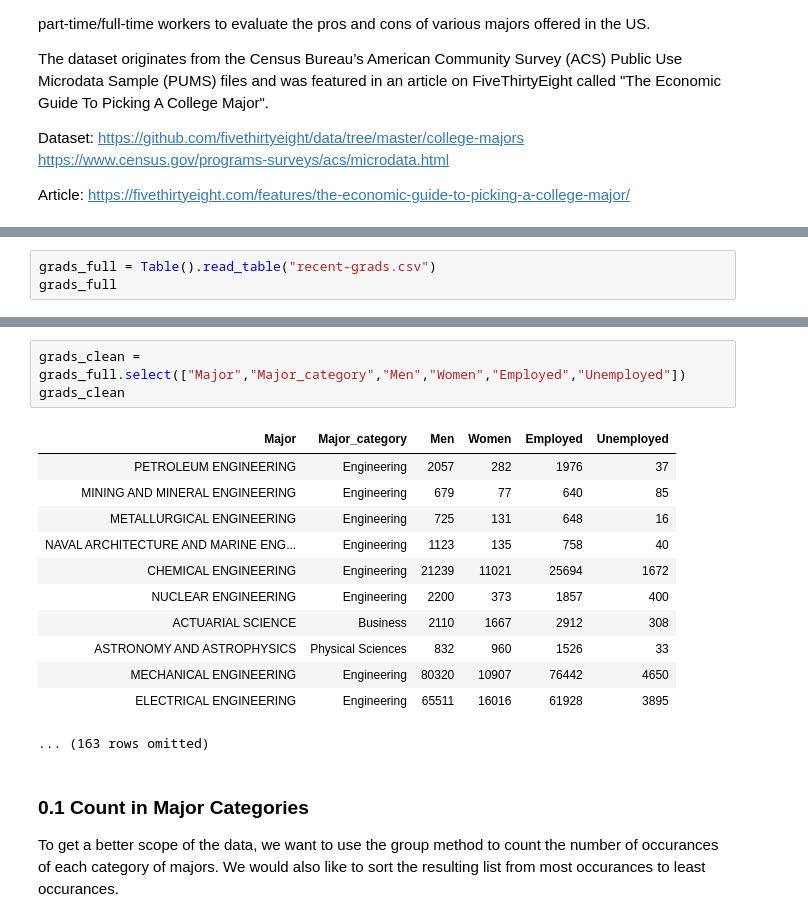
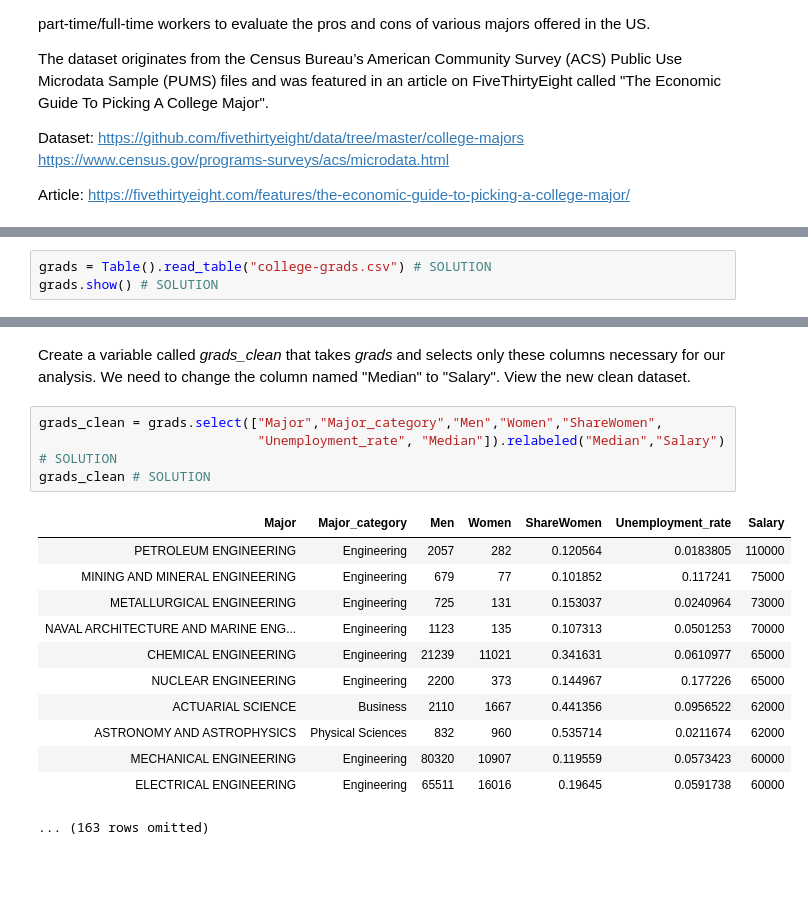
Before and after one commit to ucsb-ds/f20-fellows-projects, a Jupyter notebook: rhollingsworth-college-grads/college-grads.ipynb, the cells around one changed output, grey strips where cells are left out. Drawn from its saved outputs; the diff is of its cells as text; blank space fills up the shorter version.

```diff
--- a/rhollingsworth-college-grads/college-grads.ipynb
+++ b/rhollingsworth-college-grads/college-grads.ipynb
@@ -33,6 +29,6 @@ We can see that the different columns correspond to a various features/variables
 # %%
-grads_full = Table().read_table("recent-grads.csv")
-grads_full
+grads = Table().read_table("college-grads.csv") # SOLUTION
+grads.show() # SOLUTION
 # %% [output]
 | Rank | Major_code | Major | Total | Men | Women | Major_category | ShareWomen | Sample_size | Employed | ... |
 | 1 | 2419 | PETROLEUM ENGINEERING | 2339 | 2057 | 282 | Engineering | 0.120564 | 36 | 1976 | ... |
@@ -53,20 +62,19 @@ We are going to be looking at the majors and major categories in regards to the
+# %% [markdown]
+Create a variable called *grads_clean* that takes *grads* and selects only these columns necessary for our analysis. We need to change the column named "Median" to "Salary". View the new clean dataset.
 # %%
-grads_clean = grads_full.select(["Major","Major_category","Men","Women","Employed","Unemployed"])
-grads_clean
+grads_clean = grads.select(["Major","Major_category","Men","Women","ShareWomen",
+                            "Unemployment_rate", "Median"]).relabeled("Median","Salary") # SOLUTION
+grads_clean # SOLUTION
 # %% [output]
-| Major | Major_category | Men | Women | Employed | Unemployed |
-| PETROLEUM ENGINEERING | Engineering | 2057 | 282 | 1976 | 37 |
-| MINING AND MINERAL ENGINEERING | Engineering | 679 | 77 | 640 | 85 |
-| METALLURGICAL ENGINEERING | Engineering | 725 | 131 | 648 | 16 |
-| NAVAL ARCHITECTURE AND MARINE ENG... | Engineering | 1123 | 135 | 758 | 40 |
-| CHEMICAL ENGINEERING | Engineering | 21239 | 11021 | 25694 | 1672 |
-| NUCLEAR ENGINEERING | Engineering | 2200 | 373 | 1857 | 400 |
-| ACTUARIAL SCIENCE | Business | 2110 | 1667 | 2912 | 308 |
-| ASTRONOMY AND ASTROPHYSICS | Physical Sciences | 832 | 960 | 1526 | 33 |
-| MECHANICAL ENGINEERING | Engineering | 80320 | 10907 | 76442 | 4650 |
-| ELECTRICAL ENGINEERING | Engineering | 65511 | 16016 | 61928 | 3895 |
+| Major | Major_category | Men | Women | ShareWomen | Unemployment_rate | Salary |
+| PETROLEUM ENGINEERING | Engineering | 2057 | 282 | 0.120564 | 0.0183805 | 110000 |
+| MINING AND MINERAL ENGINEERING | Engineering | 679 | 77 | 0.101852 | 0.117241 | 75000 |
+| METALLURGICAL ENGINEERING | Engineering | 725 | 131 | 0.153037 | 0.0240964 | 73000 |
+| NAVAL ARCHITECTURE AND MARINE ENG... | Engineering | 1123 | 135 | 0.107313 | 0.0501253 | 70000 |
+| CHEMICAL ENGINEERING | Engineering | 21239 | 11021 | 0.341631 | 0.0610977 | 65000 |
+| NUCLEAR ENGINEERING | Engineering | 2200 | 373 | 0.144967 | 0.177226 | 65000 |
+| ACTUARIAL SCIENCE | Business | 2110 | 1667 | 0.441356 | 0.0956522 | 62000 |
+| ASTRONOMY AND ASTROPHYSICS | Physical Sciences | 832 | 960 | 0.535714 | 0.0211674 | 62000 |
+| MECHANICAL ENGINEERING | Engineering | 80320 | 10907 | 0.119559 | 0.0573423 | 60000 |
+| ELECTRICAL ENGINEERING | Engineering | 65511 | 16016 | 0.19645 | 0.0591738 | 60000 |
 ... (163 rows omitted)
-# %% [markdown]
-### 0.1 Count in Major Categories
-
-To get a better scope of the data, we want to use the group method to count the number of occurances of each category of majors. We would also like to sort the resulting list from most occurances to least occurances.
```
Also changed, not shown: parts of 26 cells of this notebook.
